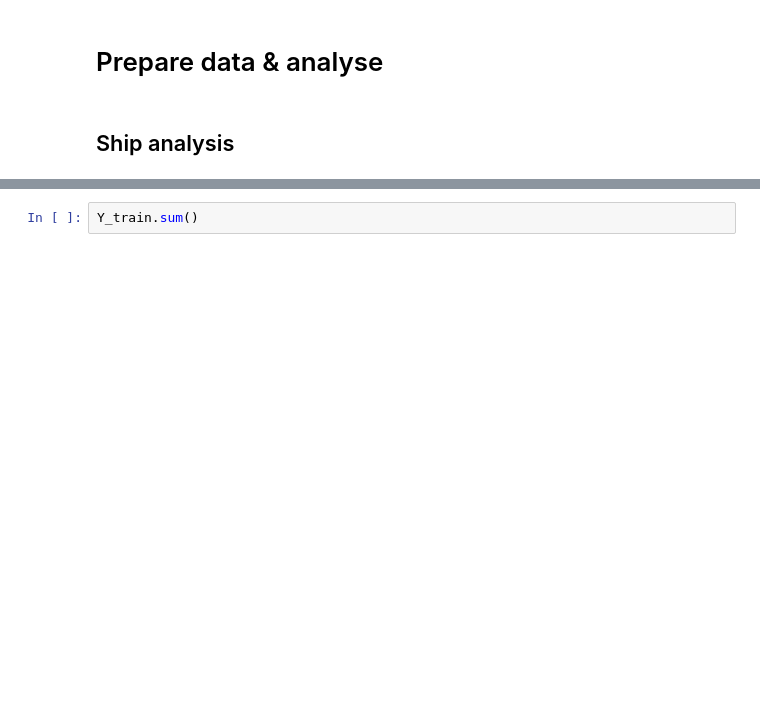
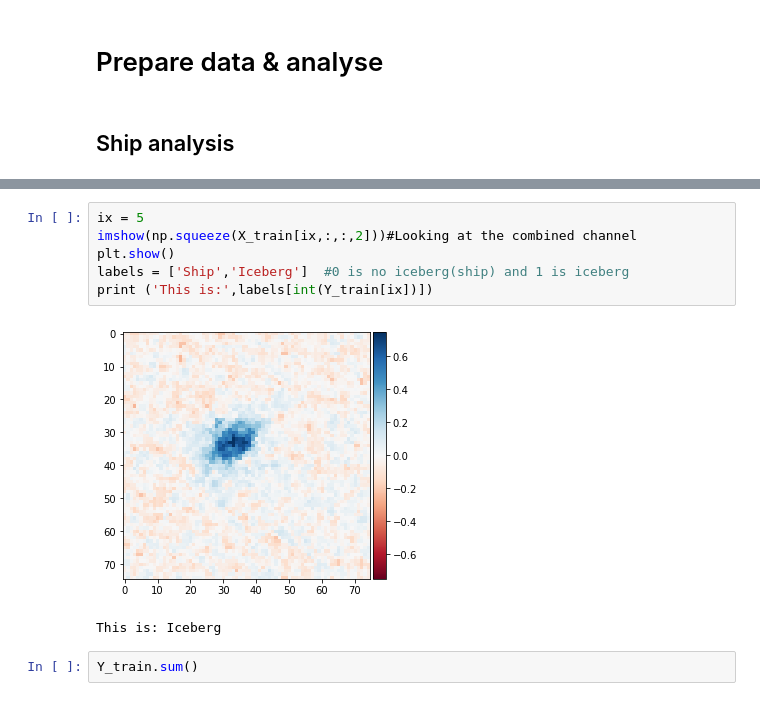
Before and after one commit to camillesauer/ClimateProject---E3, a Jupyter notebook: Data analysis/Data analysis.ipynb, the cells around one changed output, grey strips where cells are left out. Drawn from its saved outputs; the diff is of its cells as text; blank space fills up the shorter version.

```diff
--- a/Data analysis/Data analysis.ipynb
+++ b/Data analysis/Data analysis.ipynb
@@ -53,3 +57,12 @@ This is: Ship
+# %%
+ix = 5
+imshow(np.squeeze(X_train[ix,:,:,2]))#Looking at the combined channel
+plt.show()
+labels = ['Ship','Iceberg']  #0 is no iceberg(ship) and 1 is iceberg
+print ('This is:',labels[int(Y_train[ix])])
+# %% [output]
+[figure, added]
+This is: Iceberg
 # %%
 Y_train.sum()
 # %% [output]
```
Also changed, not shown: parts of 2 cells of this notebook, 13 other files.
